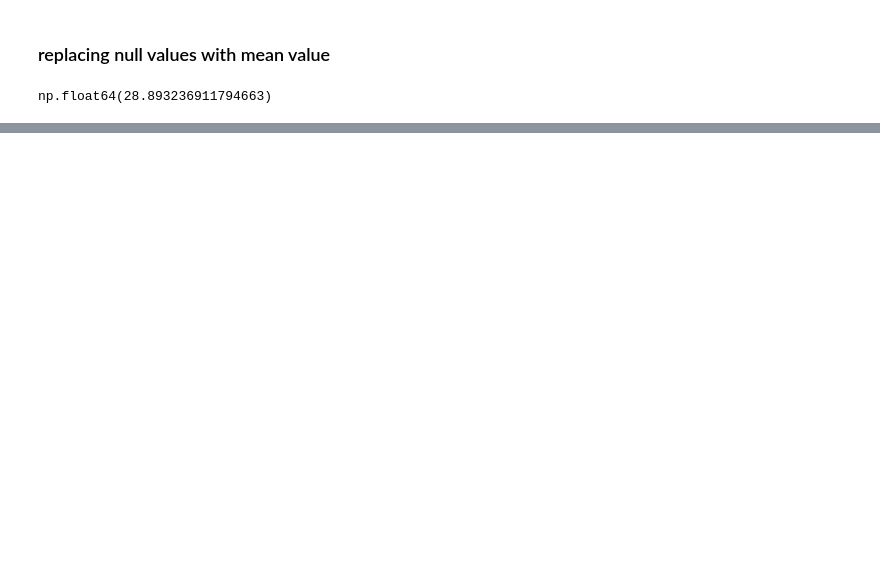
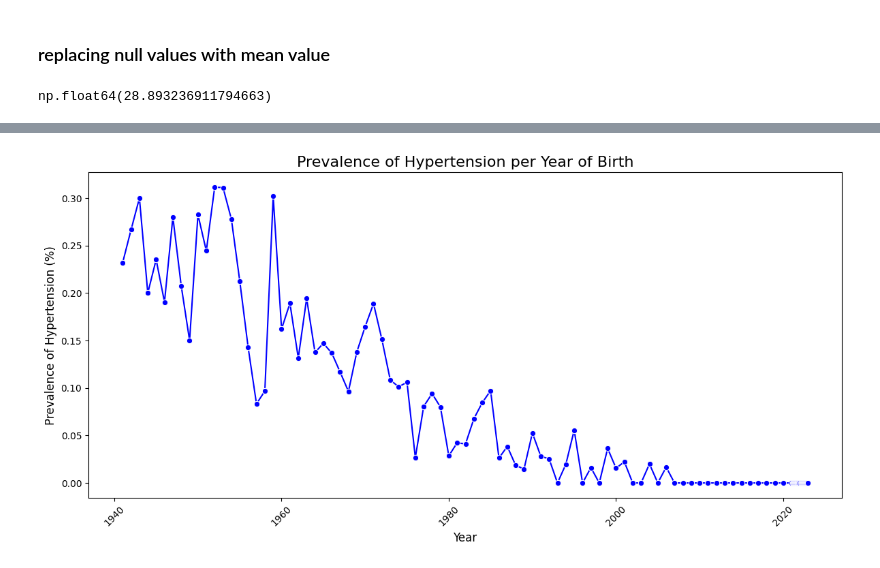
Before and after one commit to Harshita0123/Infosys-milestone, a Jupyter notebook: healthcare.ipynb, the cells around one changed output, grey strips where cells are left out. Cells and saved outputs as stored; diff of their text form; code cells hidden in the pictures; blank space fills up the shorter version.

```diff
--- a/healthcare.ipynb
+++ b/healthcare.ipynb
@@ -189,0 +234,22 @@ np.float64(28.893236911794663)
+# %%
+df['year'] = 2023 - df['age']
+# Assuming the dataset was collected in 2023 and 'age' is current
+# %%
+hypertension_per_year = df.groupby('year')['hypertension'].mean().reset_index()
+# %%
+plt.figure(figsize=(12, 6))
+sns.lineplot(data=hypertension_per_year, x='year', y='hypertension', marker='o', color='blue')
+
+# Add title and labels
+plt.title('Prevalence of Hypertension per Year of Birth', fontsize=16)
+plt.xlabel('Year', fontsize=12)
+plt.ylabel('Prevalence of Hypertension (%)', fontsize=12)
+
+# for better readability
+plt.xticks(rotation=45)
+
+# Show the plot
+plt.tight_layout()
+plt.show()
+# %% [output]
+[figure, added]
```
Also changed, not shown: parts of 44 cells of this notebook.
